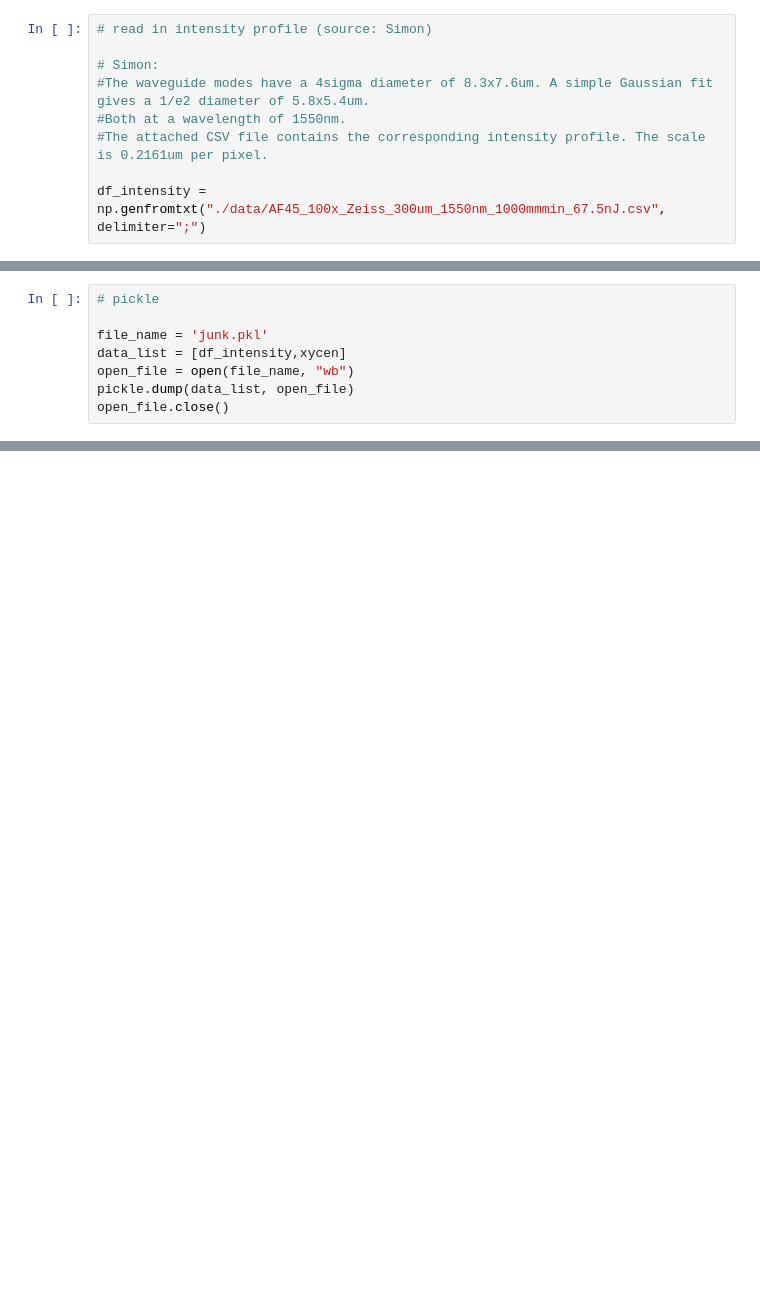
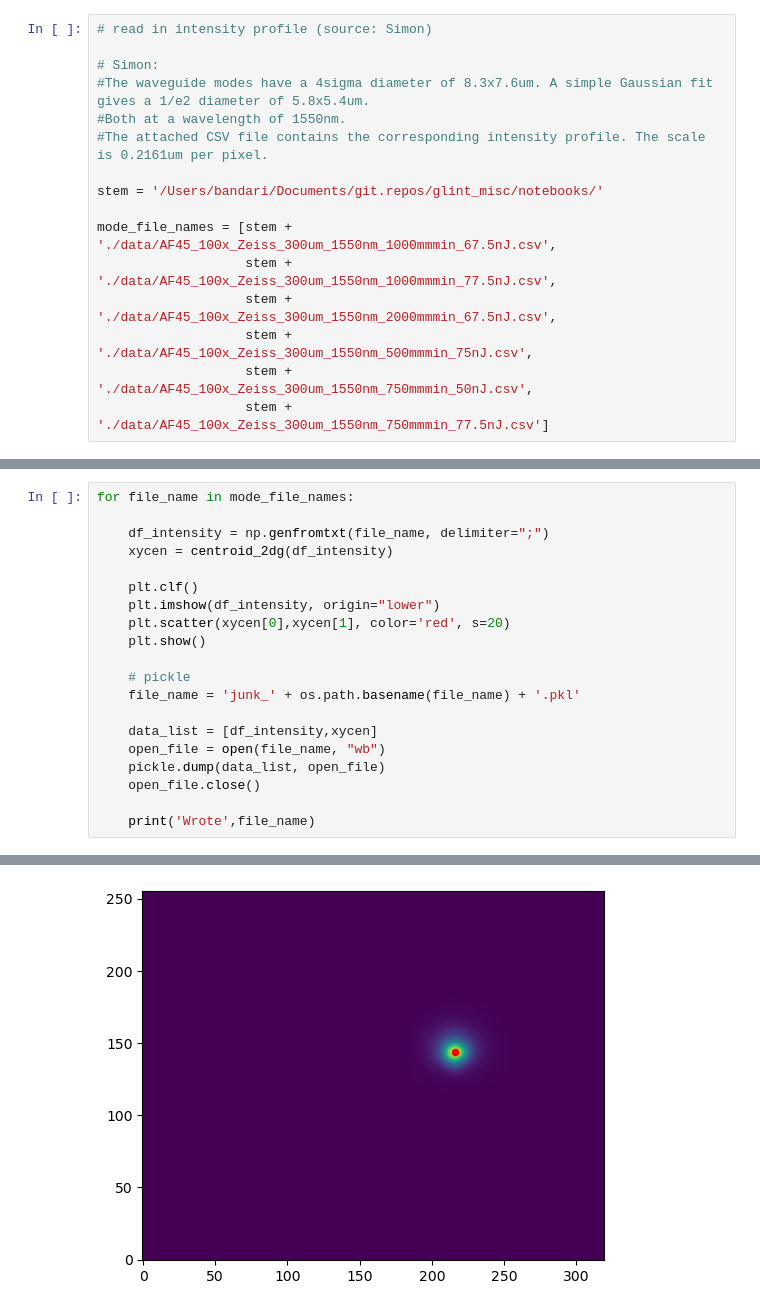
Before and after one commit to mwanakijiji/glint_misc, a Jupyter notebook: notebooks/plot_waveguide_mode.ipynb, the cells around one changed output, grey strips where cells are left out. Cells and saved outputs as stored; diff of their text form; blank space fills up the shorter version.

```diff
--- a/notebooks/plot_waveguide_mode.ipynb
+++ b/notebooks/plot_waveguide_mode.ipynb
@@ -19,4 +19,11 @@ from photutils.centroids import centroid_2dg
 #Both at a wavelength of 1550nm.
 #The attached CSV file contains the corresponding intensity profile. The scale is 0.2161um per pixel.
 
-df_intensity = np.genfromtxt("./data/AF45_100x_Zeiss_300um_1550nm_1000mmmin_67.5nJ.csv", delimiter=";")
+stem = '/Users/bandari/Documents/git.repos/glint_misc/notebooks/'
+
+mode_file_names = [stem + './data/AF45_100x_Zeiss_300um_1550nm_1000mmmin_67.5nJ.csv',
+                   stem + './data/AF45_100x_Zeiss_300um_1550nm_1000mmmin_77.5nJ.csv',
+                   stem + './data/AF45_100x_Zeiss_300um_1550nm_2000mmmin_67.5nJ.csv',
+                   stem + './data/AF45_100x_Zeiss_300um_1550nm_500mmmin_75nJ.csv',
+                   stem + './data/AF45_100x_Zeiss_300um_1550nm_750mmmin_50nJ.csv',
+                   stem + './data/AF45_100x_Zeiss_300um_1550nm_750mmmin_77.5nJ.csv']
@@ -33,8 +30,21 @@ plt.show()
-# %%
-# pickle
-
-file_name = 'junk.pkl'
-data_list = [df_intensity,xycen]
-open_file = open(file_name, "wb")
-pickle.dump(data_list, open_file)
-open_file.close()
+# %%
+for file_name in mode_file_names:
+
+    df_intensity = np.genfromtxt(file_name, delimiter=";")
+    xycen = centroid_2dg(df_intensity)
+
+    plt.clf()
+    plt.imshow(df_intensity, origin="lower")
+    plt.scatter(xycen[0],xycen[1], color='red', s=20)
+    plt.show()
+
+    # pickle
+    file_name = 'junk_' + os.path.basename(file_name) + '.pkl'
+
+    data_list = [df_intensity,xycen]
+    open_file = open(file_name, "wb")
+    pickle.dump(data_list, open_file)
+    open_file.close()
+
+    print('Wrote',file_name)
+# %% [output]
@@ -40,0 +52 @@ open_file.close()
+[figure, added]
```
Also changed, not shown: parts of 5 cells of this notebook, 2 other files.
